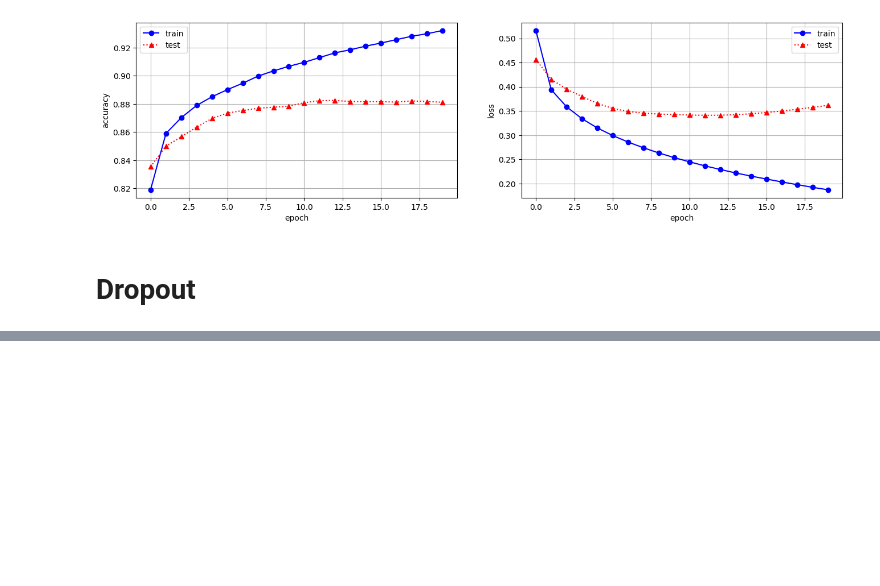
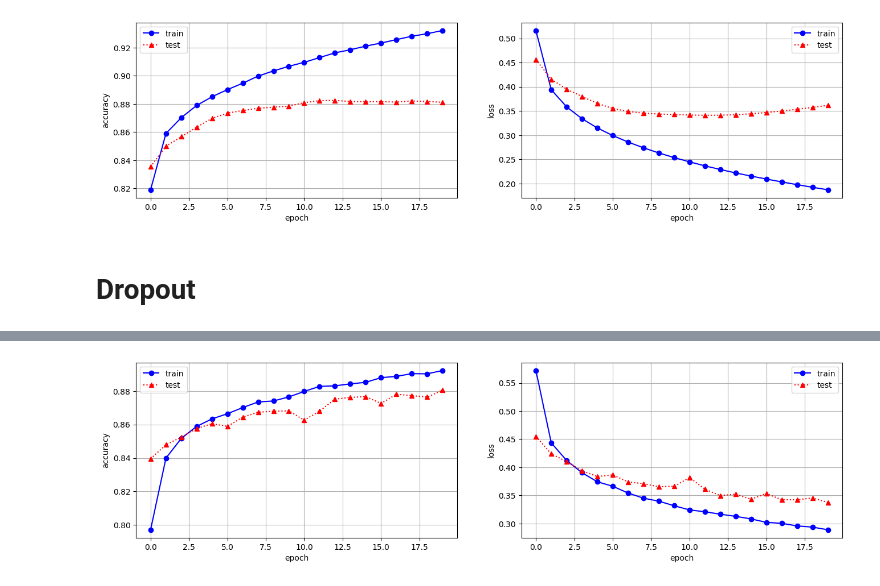
Before and after one commit to JakeOh/202605_BD57, a Jupyter notebook: lab_ml/ml17_ann_mnist.ipynb, the cells around one changed output, grey strips where cells are left out. Drawn from its saved outputs; the diff is of its cells as text; code cells hidden in the pictures; blank space fills up the shorter version.

Commit message:
Dropout layer. 과대적합 줄이기.

```diff
--- a/lab_ml/ml17_ann_mnist.ipynb
+++ b/lab_ml/ml17_ann_mnist.ipynb
@@ -840,0 +847,11 @@ plt.show()
+# %%
+keras.utils.set_random_seed(42)
+
+model = keras.Sequential()
+model.add(keras.layers.Input(shape=(28, 28)))  # 입력층(input layer)
+model.add(keras.layers.Flatten())  # flatten layer: (28, 28) --> (784,) 모양 변경
+model.add(keras.layers.Dense(units=100, activation='elu'))  # 은닉층(hidden layer)
+model.add(keras.layers.Dropout(rate=0.3))  # dropout layer: 은닉층의 출력들 중에서 무작위 30%를 0으로 만듦.
+model.add(keras.layers.Dense(units=10, activation='softmax'))  # 출력층(output layer)
+
+model.summary()
@@ -840,0 +874,7 @@ plt.show()
+# %%
+model.compile(optimizer=keras.optimizers.Adam(),
+              loss=keras.losses.sparse_categorical_crossentropy,
+              metrics=[keras.metrics.sparse_categorical_accuracy])
+# %%
+result = model.fit(x=x_train_scaled, y=y_train, batch_size=64, epochs=20,
+                   validation_data=[x_test_scaled, y_test])
@@ -840,0 +899,23 @@ plt.show()
+# %%
+epochs = result.epoch
+history = result.history
+
+fig, axes = plt.subplots(ncols=2, figsize=(16, 4))
+
+axes[0].plot(epochs, history['sparse_categorical_accuracy'], 'bo-', label='train')
+axes[0].plot(epochs, history['val_sparse_categorical_accuracy'], 'r^:', label='test')
+axes[0].set_xlabel('epoch')
+axes[0].set_ylabel('accuracy')
+axes[0].legend()
+axes[0].grid()
+
+axes[1].plot(epochs, history['loss'], 'bo-', label='train')
+axes[1].plot(epochs, history['val_loss'], 'r^:', label='test')
+axes[1].set_xlabel('epoch')
+axes[1].set_ylabel('loss')
+axes[1].legend()
+axes[1].grid()
+
+plt.show()
+# %% [output]
+[figure, added]
```
Also changed, not shown: parts of 3 cells of this notebook.
